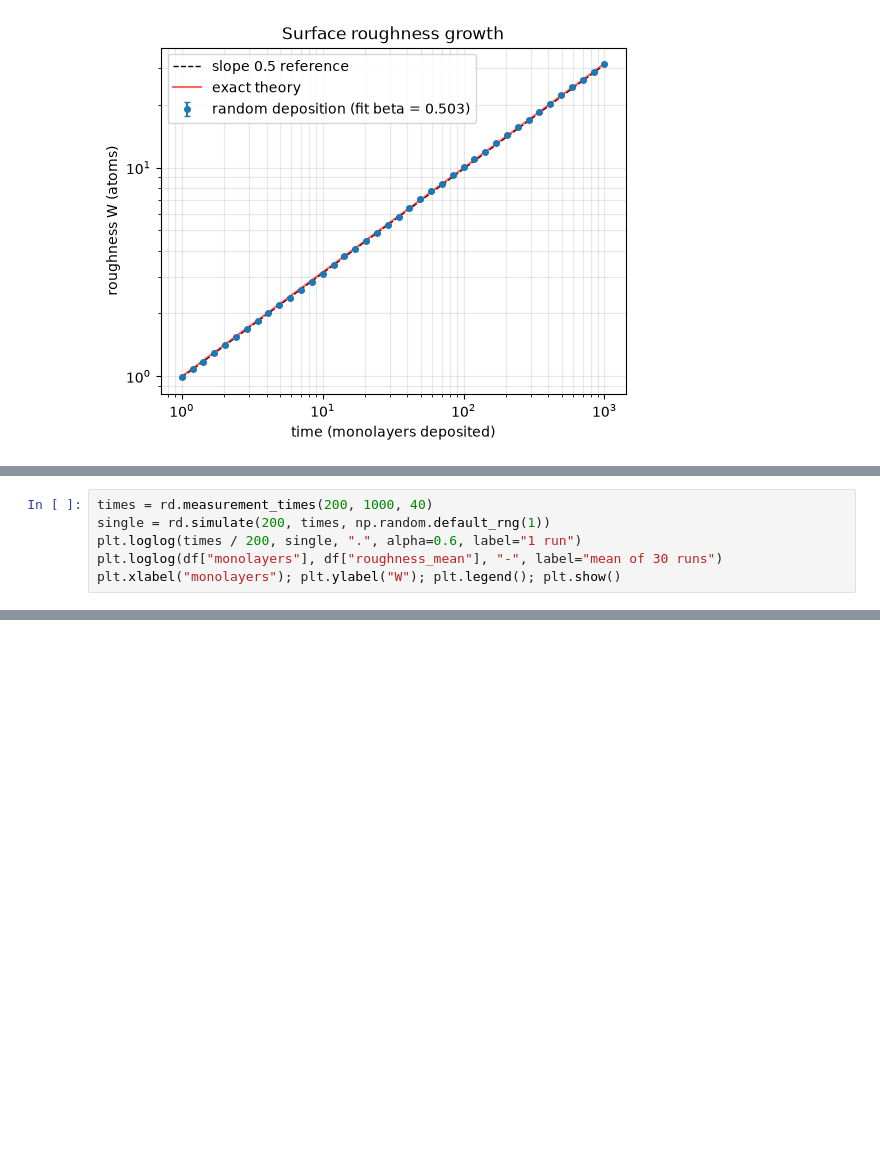
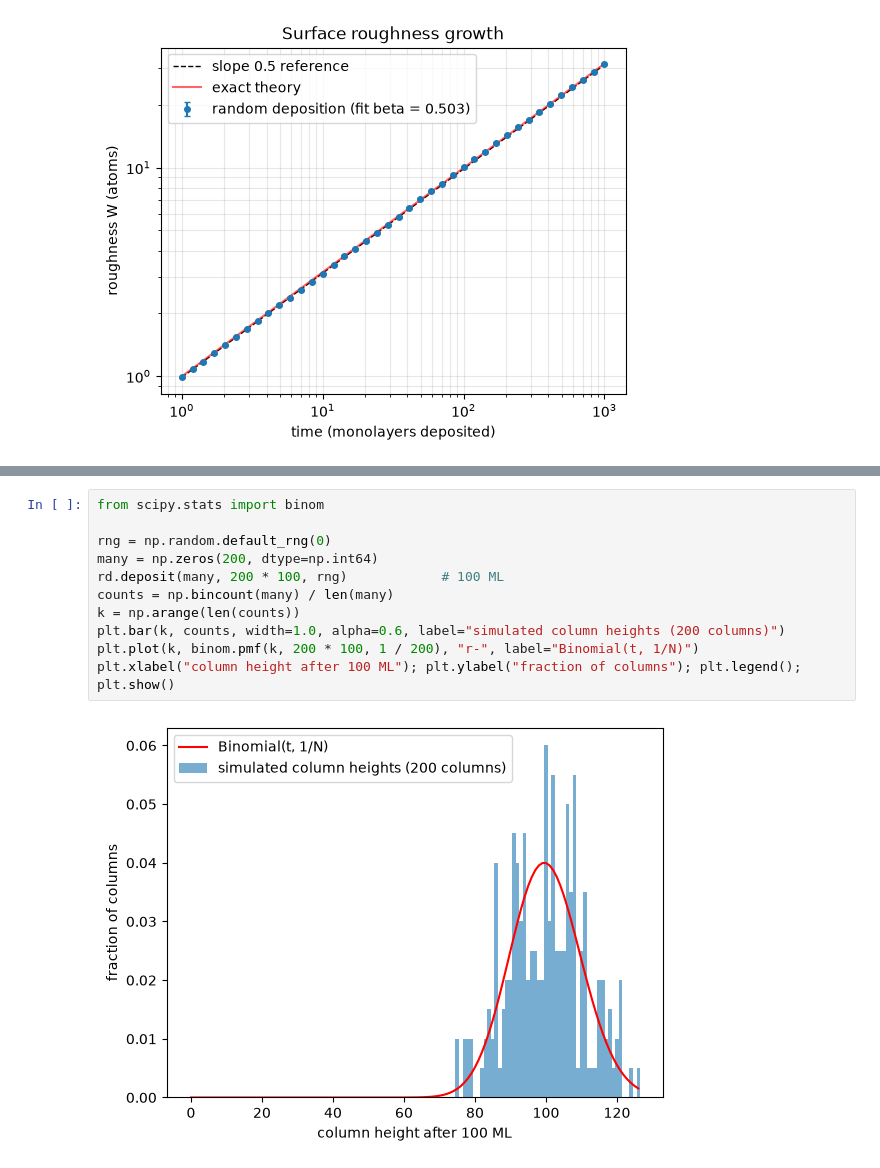
Before and after one commit to nhamhung/thin-film-growth, a Jupyter notebook: notebooks/01_random_deposition.ipynb, the cells around one changed output, grey strips where cells are left out. Drawn from its saved outputs; the diff is of its cells as text; blank space fills up the shorter version.

```diff
--- a/notebooks/01_random_deposition.ipynb
+++ b/notebooks/01_random_deposition.ipynb
@@ -68,6 +431,0 @@ A single film's curve is noisy. Averaging 30 independent films (each with its ow
-# %%
-times = rd.measurement_times(200, 1000, 40)
-single = rd.simulate(200, times, np.random.default_rng(1))
-plt.loglog(times / 200, single, ".", alpha=0.6, label="1 run")
-plt.loglog(df["monolayers"], df["roughness_mean"], "-", label="mean of 30 runs")
-plt.xlabel("monolayers"); plt.ylabel("W"); plt.legend(); plt.show()
@@ -79,0 +446,13 @@ plt.xlabel("monolayers"); plt.ylabel("W"); plt.legend(); plt.show()
+# %%
+from scipy.stats import binom
+
+rng = np.random.default_rng(0)
+many = np.zeros(200, dtype=np.int64)
+rd.deposit(many, 200 * 100, rng)            # 100 ML
+counts = np.bincount(many) / len(many)
+k = np.arange(len(counts))
+plt.bar(k, counts, width=1.0, alpha=0.6, label="simulated column heights (200 columns)")
+plt.plot(k, binom.pmf(k, 200 * 100, 1 / 200), "r-", label="Binomial(t, 1/N)")
+plt.xlabel("column height after 100 ML"); plt.ylabel("fraction of columns"); plt.legend(); plt.show()
+# %% [output]
+[figure, added]
```
Also changed, not shown: parts of 60 cells of this notebook, 19 other files.
